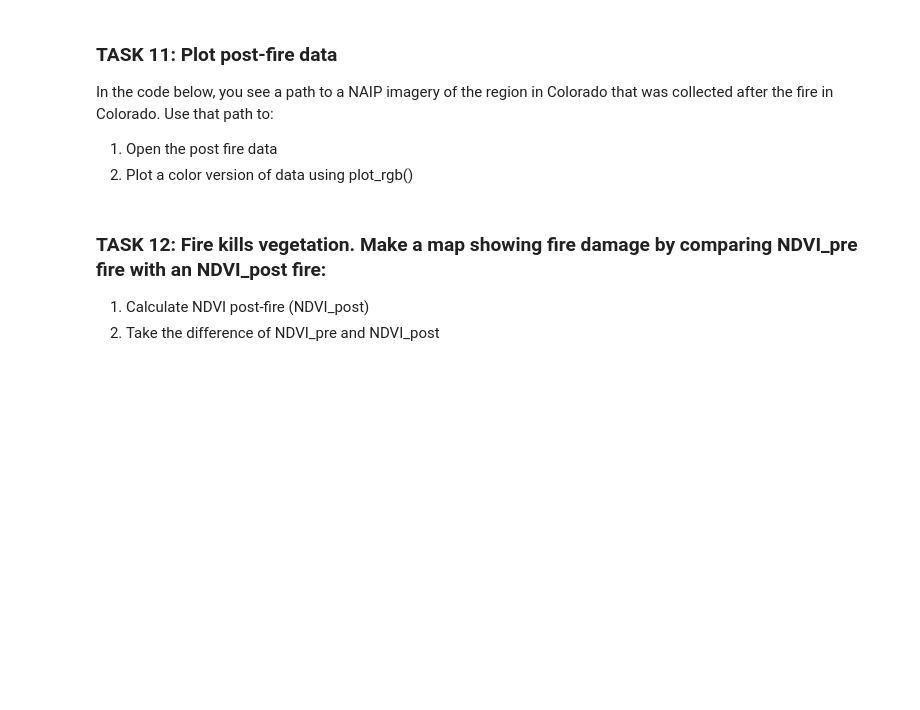
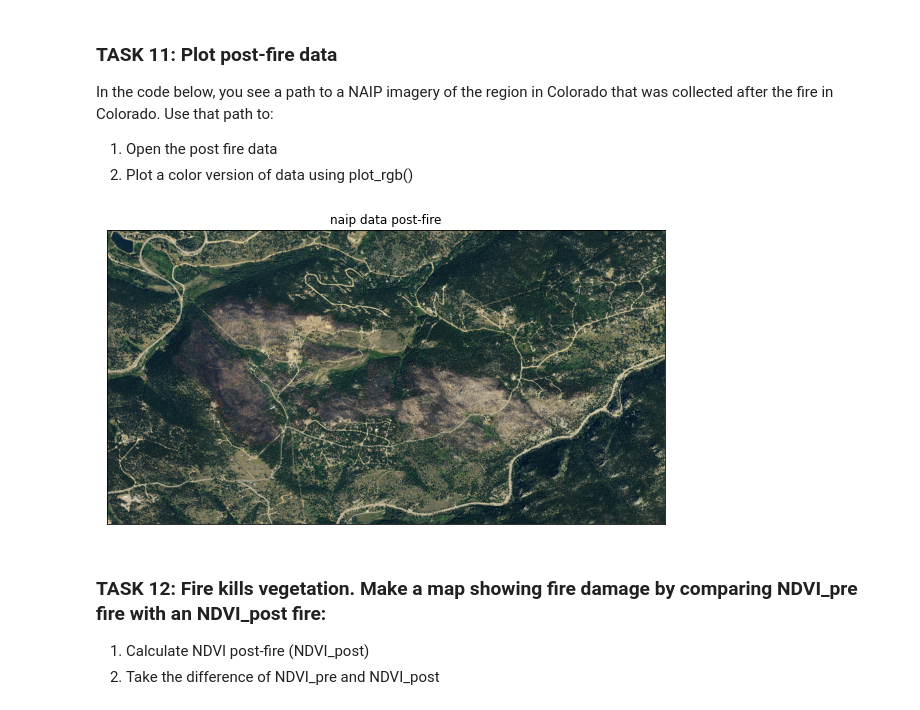
Before and after one commit to sbhsa1990/EnvDatSci22, a Jupyter notebook: CodeSprints/RasterData101_solutions.ipynb, the cells around one changed output. Cells and saved outputs as stored; diff of their text form; code cells hidden in the pictures; blank space fills up the shorter version.

```diff
--- a/CodeSprints/RasterData101_solutions.ipynb
+++ b/CodeSprints/RasterData101_solutions.ipynb
@@ -468,16 +609,22 @@ In the code below, you see a path to a NAIP imagery of the region in Colorado th
 # %%
 # Add the code here to open the raster and read the numpy array inside it
 # Create a path for the data file - notice it is a .tif file
 naip_post_fire_path = os.path.join("earthpy-downloads",
                                    "naip-before-after",
                                    "post-fire",
                                    "crop",
                                    "m_3910505_nw_13_1_20170902_crop.tif")
 
 # Task 11: open naip_post_fire
-
+with rio.open(naip_post_fire_path) as naip_postfire_src:
+    naip_post_fire = naip_postfire_src.read()
 
 # Task 11: plot naip_post_fire
+ep.plot_rgb(naip_post_fire,
+            title="naip data post-fire")
+plt.show()0.40.4
+# %% [output]
+[figure, added]
 # %% [markdown]
 ### TASK 12: Fire kills vegetation. Make a map showing fire damage by comparing NDVI_pre fire with an NDVI_post fire:
 1. Calculate NDVI post-fire (NDVI_post)
```
Also changed, not shown: parts of 46 cells of this notebook.
